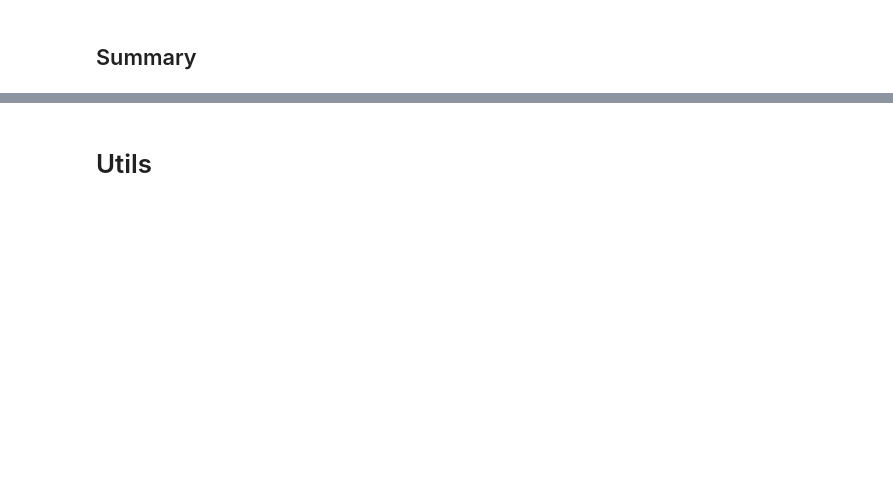
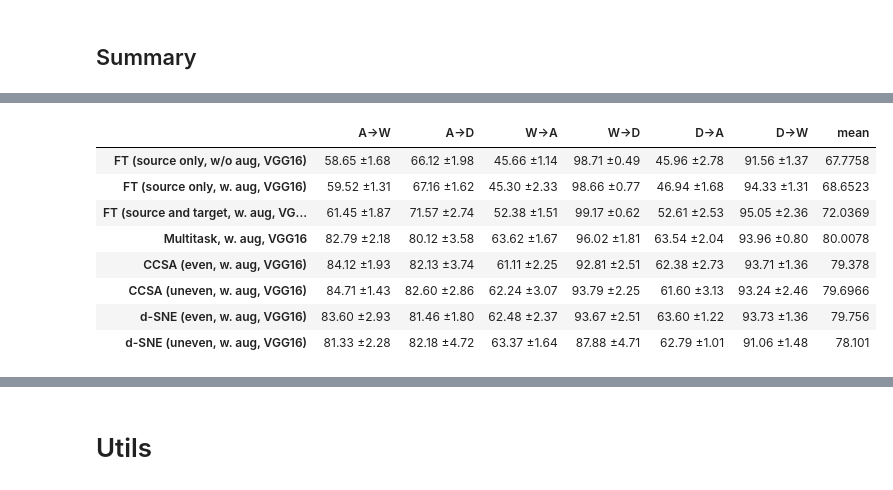
Before and after one commit to LukasHedegaard/dage, a Jupyter notebook: notebooks/test-eval.ipynb, the cells around one changed output, grey strips where cells are left out. Cells and saved outputs as stored; diff of their text form; code cells hidden in the pictures; blank space fills up the shorter version.

```diff
--- a/notebooks/test-eval.ipynb
+++ b/notebooks/test-eval.ipynb
@@ -5,6 +5,13 @@ from os.path import realpath
 from pathlib import Path
 import pandas as pd
 import itertools
+import json
+import shutil
+
+def load_json(path):
+    with open(path) as f:
+        cfg = json.load(f)
+    return cfg
 
 RUNS_DIR = Path(realpath('.')) / 'runs'
 if not 'domain-adaptation/runs' in str(RUNS_DIR):
@@ -451,0 +498,16 @@ dage_resnet_uneven_scores.describe().T
+# %%
+dsne_scores = get_score_combinations(
+    suffix='dsne',
+    domains=['A','W','D'],
+    avg_types=['macro avg'],
+    from_date='20191104094606',
+    to_date='20191104124943'
+)*100
+dsne_scores.describe().T
+
+dsne_scores = get_score_combinations_new(
+    method='dsne',
+    experiment_id='dsne_even',
+    avg_types=['macro avg'],
+)*100
+dsne_scores.describe().T
@@ -451,0 +522,16 @@ dage_resnet_uneven_scores.describe().T
+# %%
+# dsne_uneven_scores = get_score_combinations(
+#     suffix='dsne',
+#     domains=['A','W','D'],
+#     avg_types=['macro avg'],
+#     from_date='20191104152038',
+#     to_date='20191104182550'
+# )*100
+# dsne_uneven_scores.describe().T
+
+dsne_uneven_scores = get_score_combinations_new(
+    method='dsne',
+    experiment_id='dsne_uneven',
+    avg_types=['macro avg'],
+)*100
+dsne_uneven_scores.describe().T
@@ -498,0 +1100,12 @@ df_all.style.apply(highlight_max)
+# %%
+df_all_from_img_vgg16.style.apply(highlight_max)
+# %% [output]
+|  | A->W | A->D | W->A | W->D | D->A | D->W | mean |
+| FT (source only, w/o aug, VGG16) | 58.65 ±1.68 | 66.12 ±1.98 | 45.66 ±1.14 | 98.71 ±0.49 | 45.96 ±2.78 | 91.56 ±1.37 | 67.7758 |
+| FT (source only, w. aug, VGG16) | 59.52 ±1.31 | 67.16 ±1.62 | 45.30 ±2.33 | 98.66 ±0.77 | 46.94 ±1.68 | 94.33 ±1.31 | 68.6523 |
+| FT (source and target, w. aug, VG... | 61.45 ±1.87 | 71.57 ±2.74 | 52.38 ±1.51 | 99.17 ±0.62 | 52.61 ±2.53 | 95.05 ±2.36 | 72.0369 |
+| Multitask, w. aug, VGG16 | 82.79 ±2.18 | 80.12 ±3.58 | 63.62 ±1.67 | 96.02 ±1.81 | 63.54 ±2.04 | 93.96 ±0.80 | 80.0078 |
+| CCSA (even, w. aug, VGG16) | 84.12 ±1.93 | 82.13 ±3.74 | 61.11 ±2.25 | 92.81 ±2.51 | 62.38 ±2.73 | 93.71 ±1.36 | 79.378 |
+| CCSA (uneven, w. aug, VGG16) | 84.71 ±1.43 | 82.60 ±2.86 | 62.24 ±3.07 | 93.79 ±2.25 | 61.60 ±3.13 | 93.24 ±2.46 | 79.6966 |
+| d-SNE (even, w. aug, VGG16) | 83.60 ±2.93 | 81.46 ±1.80 | 62.48 ±2.37 | 93.67 ±2.51 | 63.60 ±1.22 | 93.73 ±1.36 | 79.756 |
+| d-SNE (uneven, w. aug, VGG16) | 81.33 ±2.28 | 82.18 ±4.72 | 63.37 ±1.64 | 87.88 ±4.71 | 62.79 ±1.01 | 91.06 ±1.48 | 78.101 |
```
Also changed, not shown: parts of 76 cells of this notebook.
